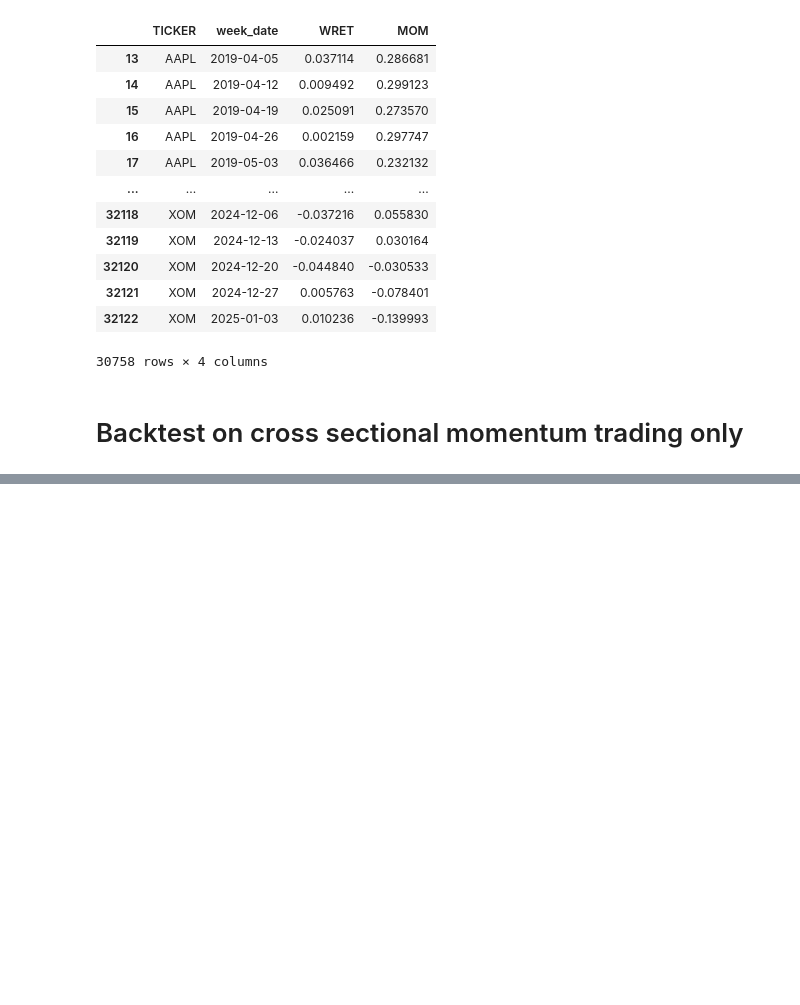
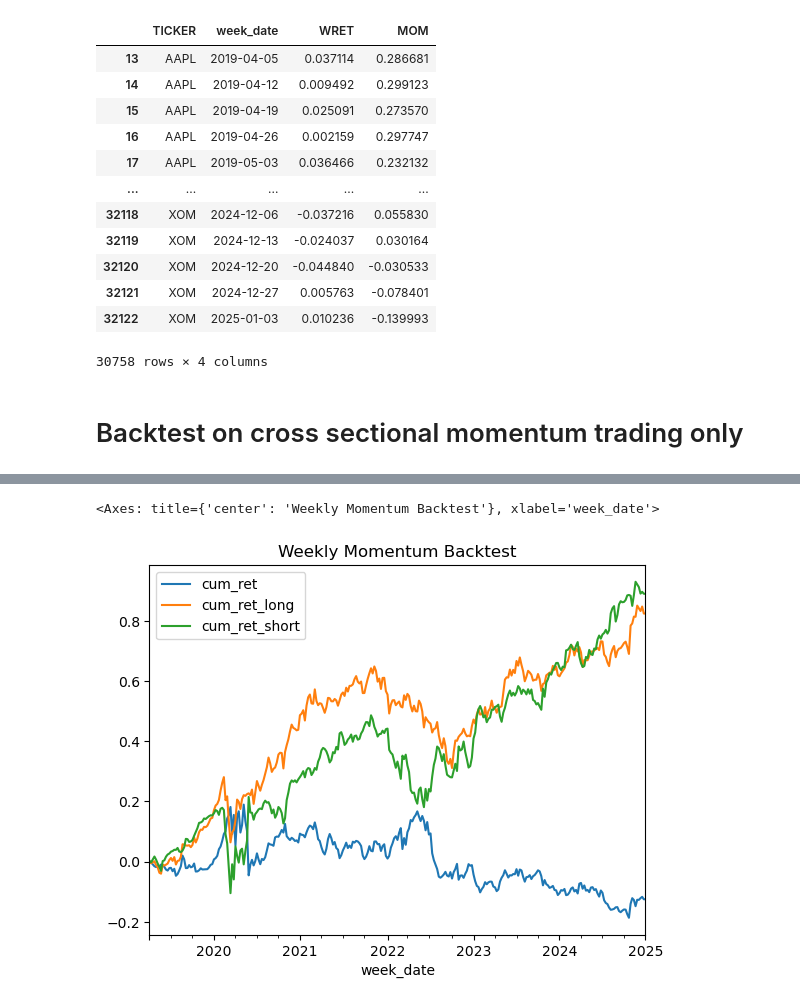
Before and after one commit to kktallam/ML-Capstone-Project-006, a Jupyter notebook: code/momentum/momentum_backtest.ipynb, the cells around one changed output, grey strips where cells are left out. Drawn from its saved outputs; the diff is of its cells as text; code cells hidden in the pictures; blank space fills up the shorter version.

```diff
--- a/code/momentum/momentum_backtest.ipynb
+++ b/code/momentum/momentum_backtest.ipynb
@@ -400,0 +407,6 @@ Intel MKL WARNING: Support of Intel(R) Streaming SIMD Extensions 4.2 (Intel(R) S
+# %%
+result_real = run_weekly_backtest(mom_weekly, col_signal="MOM", use_synthetic=False)
+result_real['weekly_perf'][['week_date','cum_ret', 'cum_ret_long', 'cum_ret_short']].plot(x='week_date', y=['cum_ret', 'cum_ret_long', 'cum_ret_short'], title='Weekly Momentum Backtest')
+# %% [output]
+<Axes: title={'center': 'Weekly Momentum Backtest'}, xlabel='week_date'>
+[figure, added]
```
Also changed, not shown: parts of 11 cells of this notebook.
